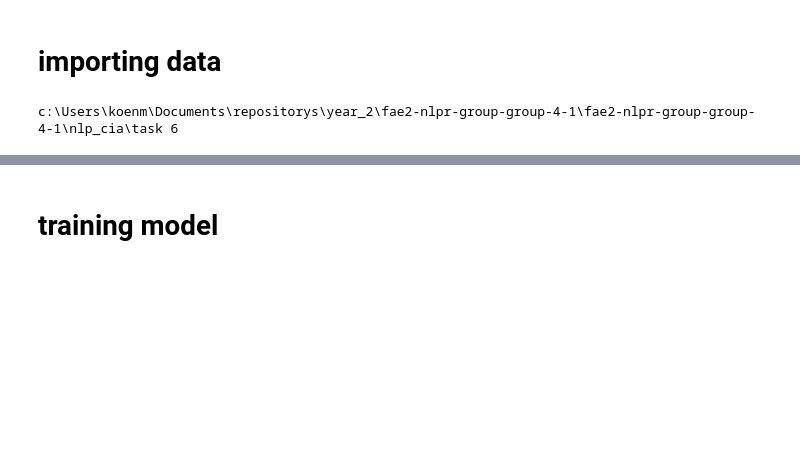
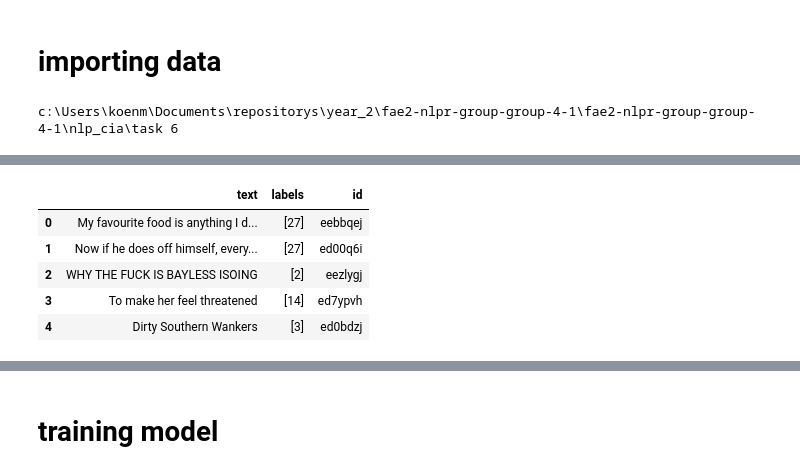
Before and after one commit to koen18138/NLP_emotion_detection, a Jupyter notebook: nlp_cia/task 6/naive.ipynb, the cells around one changed output, grey strips where cells are left out. Cells and saved outputs as stored; diff of their text form; code cells hidden in the pictures; blank space fills up the shorter version.

```diff
--- a/nlp_cia/task 6/naive.ipynb
+++ b/nlp_cia/task 6/naive.ipynb
@@ -44,0 +24,14 @@ df_test.head()
+# %%
+import pandas as pd
+
+splits = {'train': 'simplified/train-00000-of-00001.parquet', 'validation': 'simplified/validation-00000-of-00001.parquet', 'test': 'simplified/test-00000-of-00001.parquet'}
+df = pd.read_parquet("hf://datasets/google-research-datasets/go_emotions/" + splits["train"])
+# %%
+df.head()
+# %% [output]
+|  | text | labels | id |
+| 0 | My favourite food is anything I d... | [27] | eebbqej |
+| 1 | Now if he does off himself, every... | [27] | ed00q6i |
+| 2 | WHY THE FUCK IS BAYLESS ISOING | [2] | eezlygj |
+| 3 | To make her feel threatened | [14] | ed7ypvh |
+| 4 | Dirty Southern Wankers | [3] | ed0bdzj |
```
Also changed, not shown: parts of 12 cells of this notebook, 3 other files.
